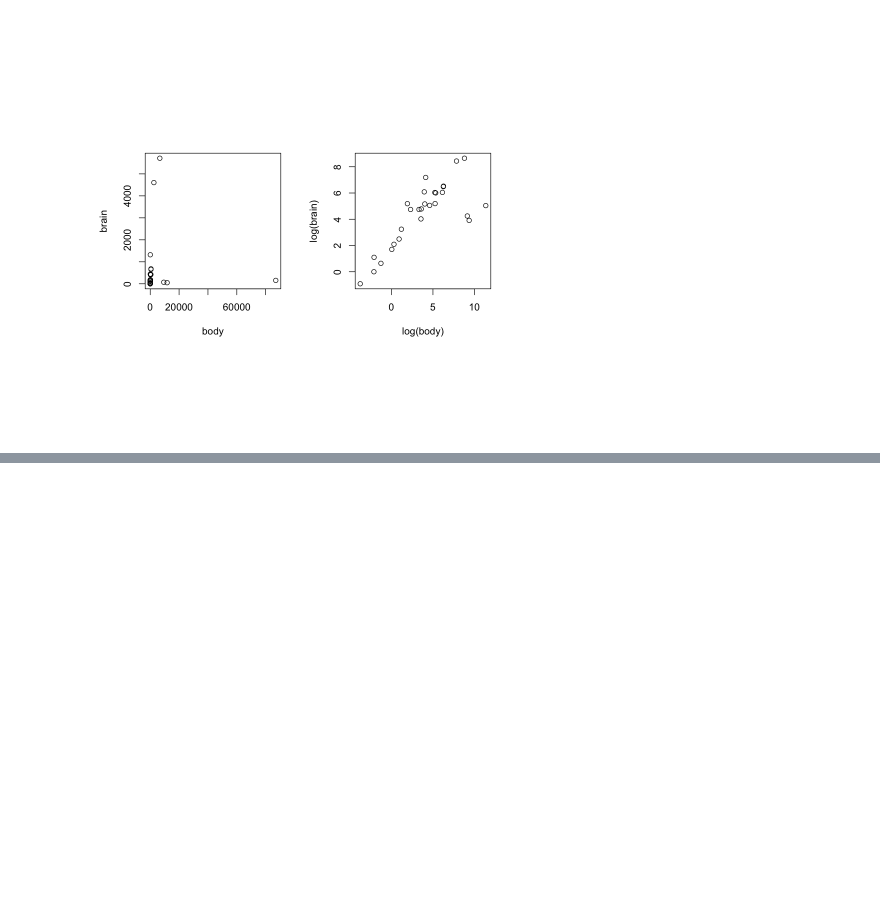
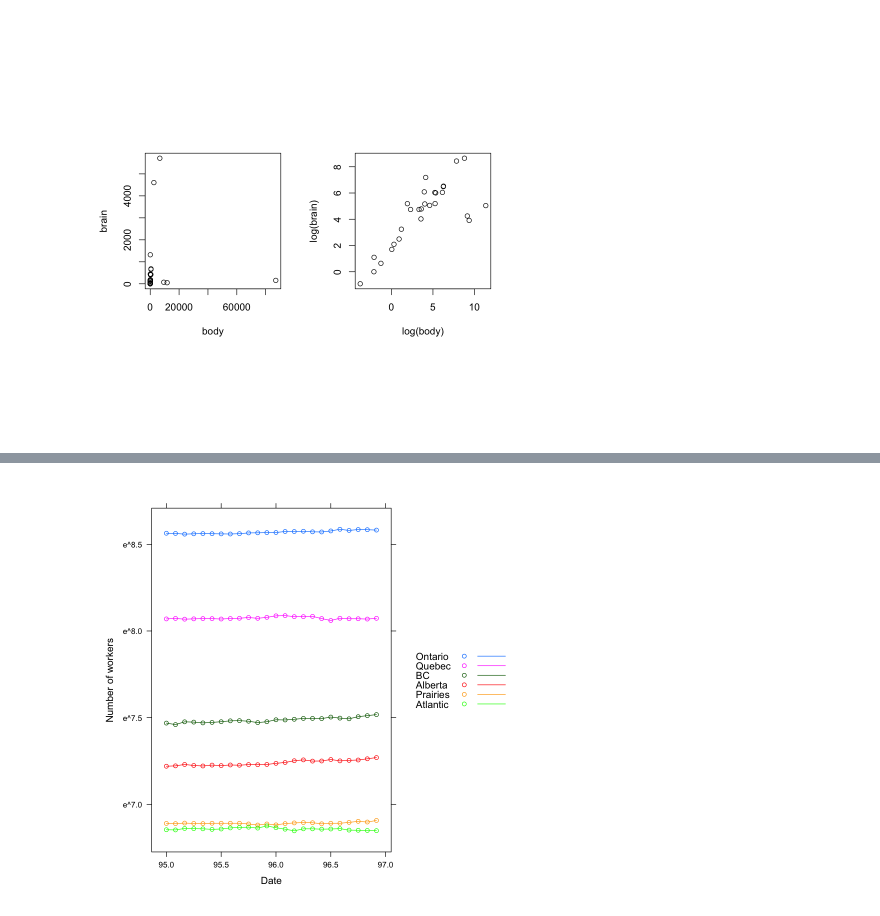
Before and after one commit to woz-u/DS-Student-Resources, a Jupyter notebook: DS102-Statistical-Programming-in-R/Examples/Data-Analysis-and-Graphics-Using-R-Section-2.ipynb, the cells around one changed output, grey strips where cells are left out. Cells and saved outputs as stored; diff of their text form; code cells hidden in the pictures; blank space fills up the shorter version.

```diff
--- a/DS102-Statistical-Programming-in-R/Examples/Data-Analysis-and-Graphics-Using-R-Section-2.ipynb
+++ b/DS102-Statistical-Programming-in-R/Examples/Data-Analysis-and-Graphics-Using-R-Section-2.ipynb
@@ -200,0 +254,8 @@ The following object is masked from ‘package:DAAG’:
+# %%
+## Simplified plot; all series in a single panel; use log scale
+(simplejobsA.xyplot <- xyplot(Ontario+Quebec+BC+Alberta+Prairies+Atlantic ~ Date,
+outer=FALSE, data=jobs, type="b",
+ylab="Number of workers", scales=list(y=list(log="e")),
+auto.key=list(space="right", lines=TRUE)))
+# %% [output]
+[figure, added]
```
Also changed, not shown: parts of 5 cells of this notebook, 3 other files.
